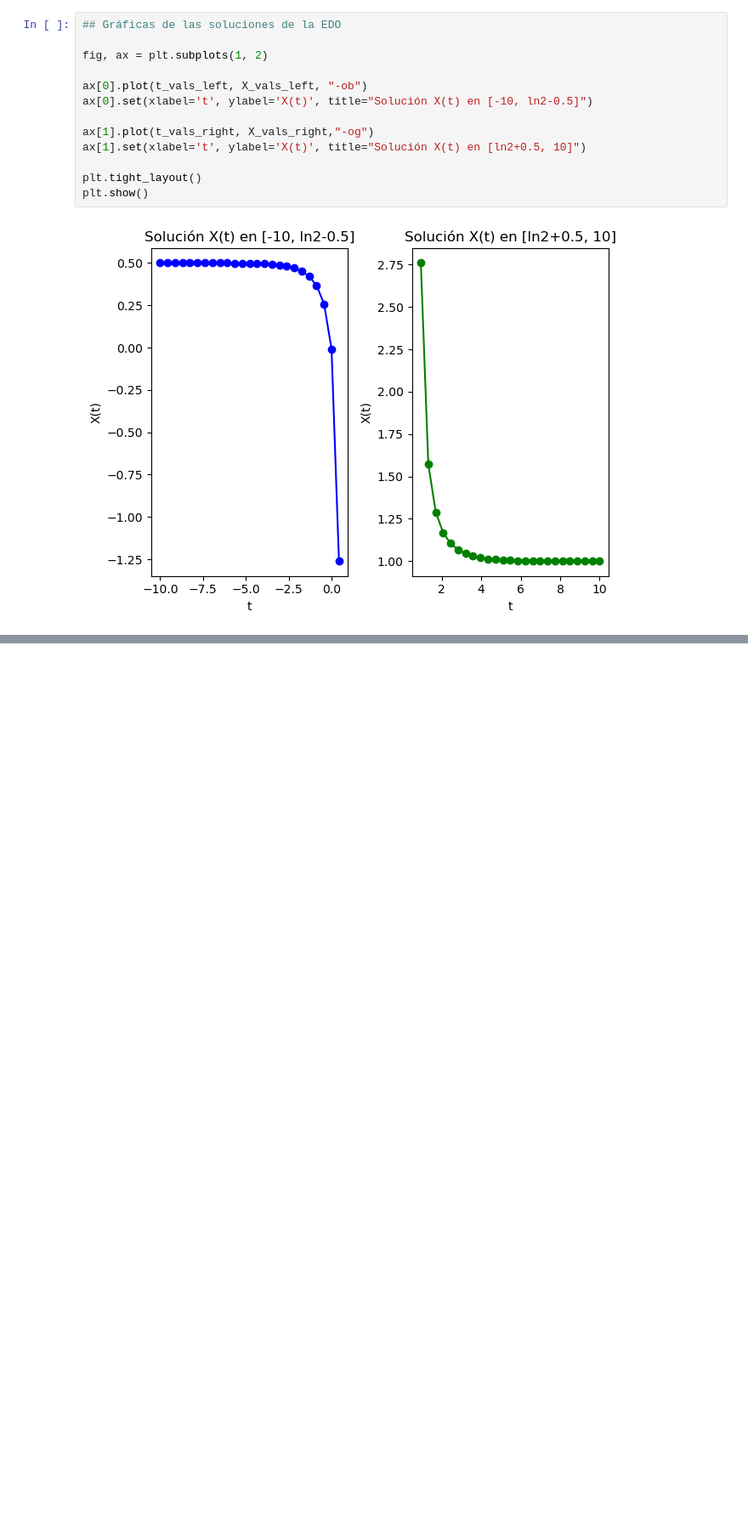
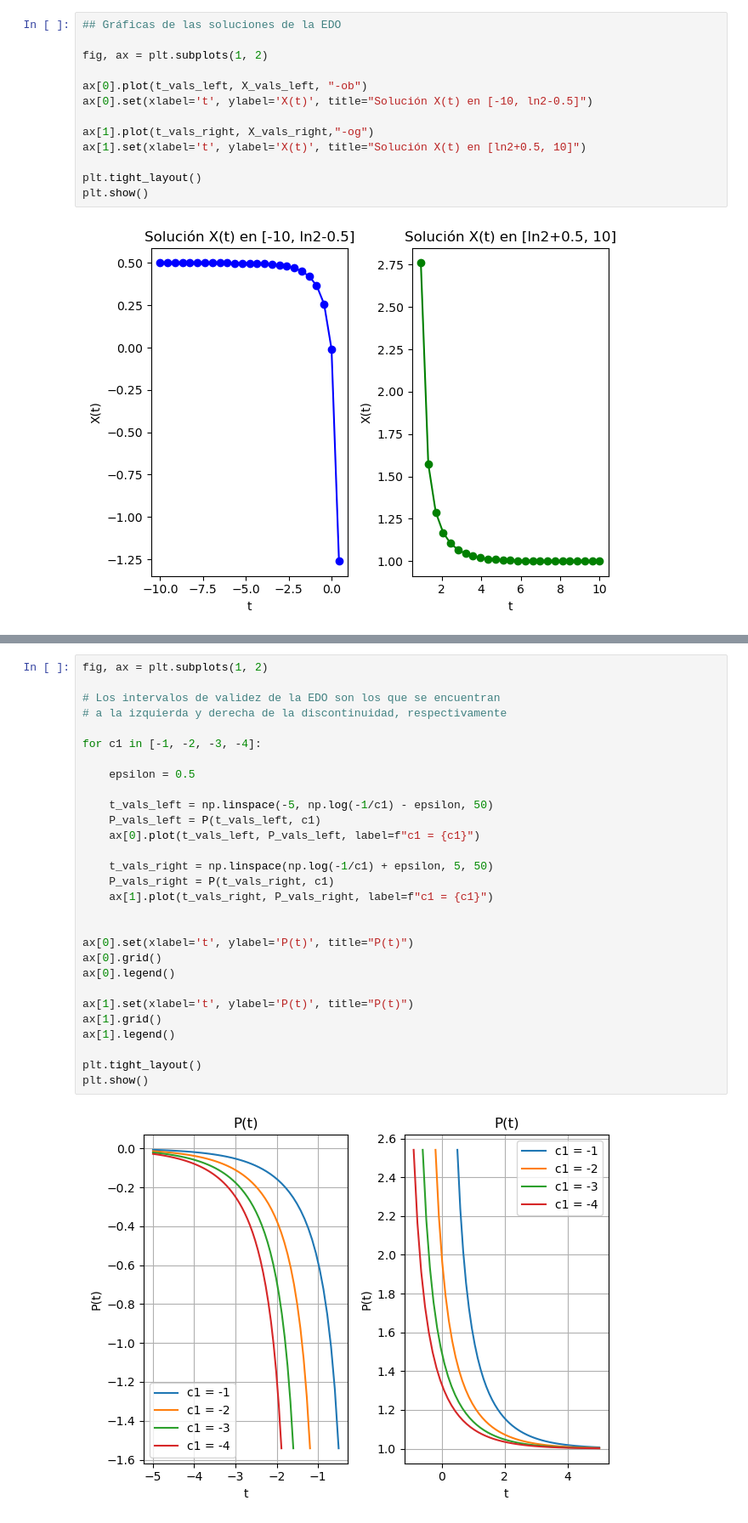
Before and after one commit to jhabriel/edo_fcq_2024, a Jupyter notebook: clase_01.ipynb, the cells around one changed output, grey strips where cells are left out. Shown at 85% size. Drawn from its saved outputs; the diff is of its cells as text; blank space fills up the shorter version.

```diff
--- a/clase_01.ipynb
+++ b/clase_01.ipynb
@@ -58,0 +105,31 @@ plt.show()
+# %%
+fig, ax = plt.subplots(1, 2)
+
+# Los intervalos de validez de la EDO son los que se encuentran
+# a la izquierda y derecha de la discontinuidad, respectivamente
+
+for c1 in [-1, -2, -3, -4]:
+
+    epsilon = 0.5
+
+    t_vals_left = np.linspace(-5, np.log(-1/c1) - epsilon, 50)
+    P_vals_left = P(t_vals_left, c1)
+    ax[0].plot(t_vals_left, P_vals_left, label=f"c1 = {c1}")
+
+    t_vals_right = np.linspace(np.log(-1/c1) + epsilon, 5, 50)
+    P_vals_right = P(t_vals_right, c1)
+    ax[1].plot(t_vals_right, P_vals_right, label=f"c1 = {c1}")
+
+
+ax[0].set(xlabel='t', ylabel='P(t)', title="P(t)")
+ax[0].grid()
+ax[0].legend()
+
+ax[1].set(xlabel='t', ylabel='P(t)', title="P(t)")
+ax[1].grid()
+ax[1].legend()
+
+plt.tight_layout()
+plt.show()
+# %% [output]
+[figure, added]
```
Also changed, not shown: parts of 3 cells of this notebook.
